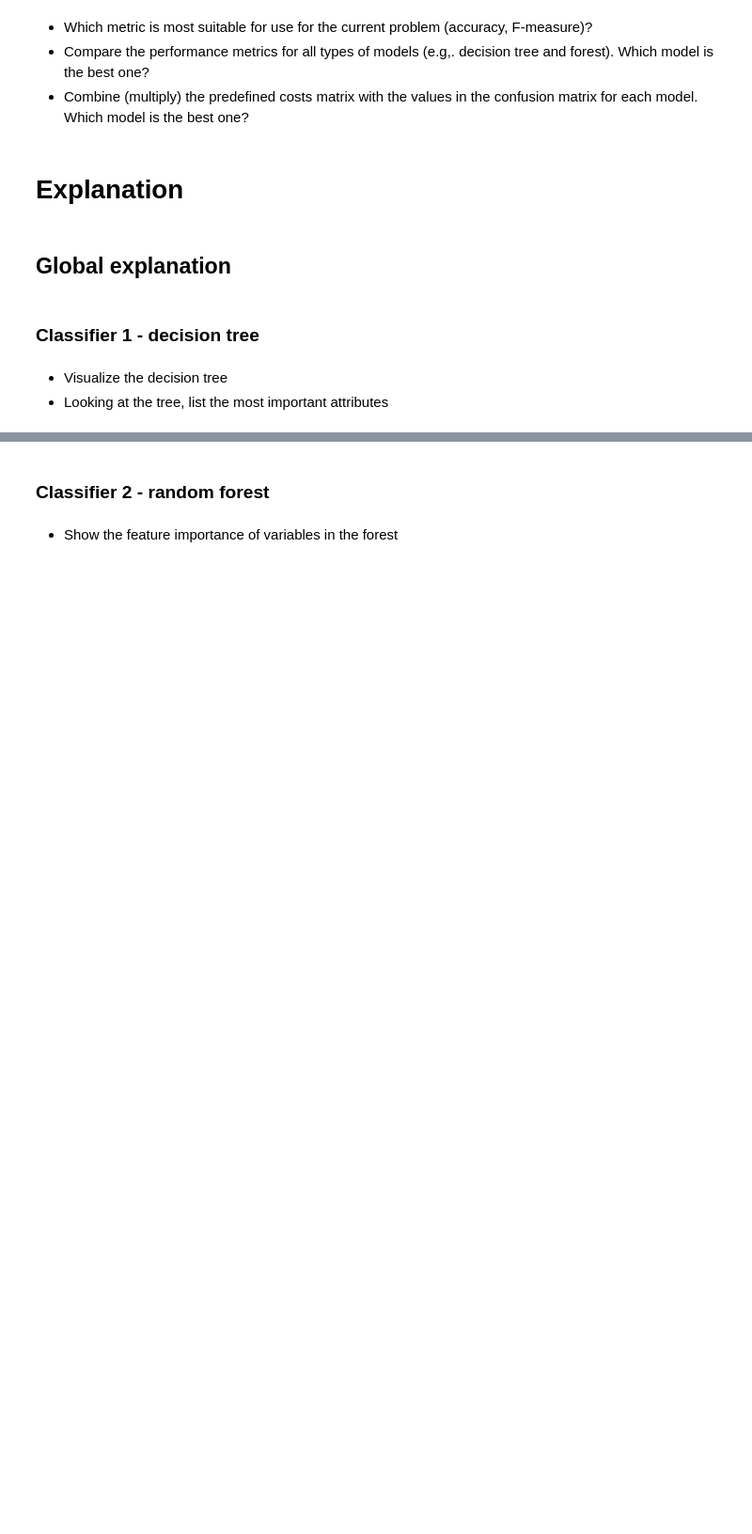
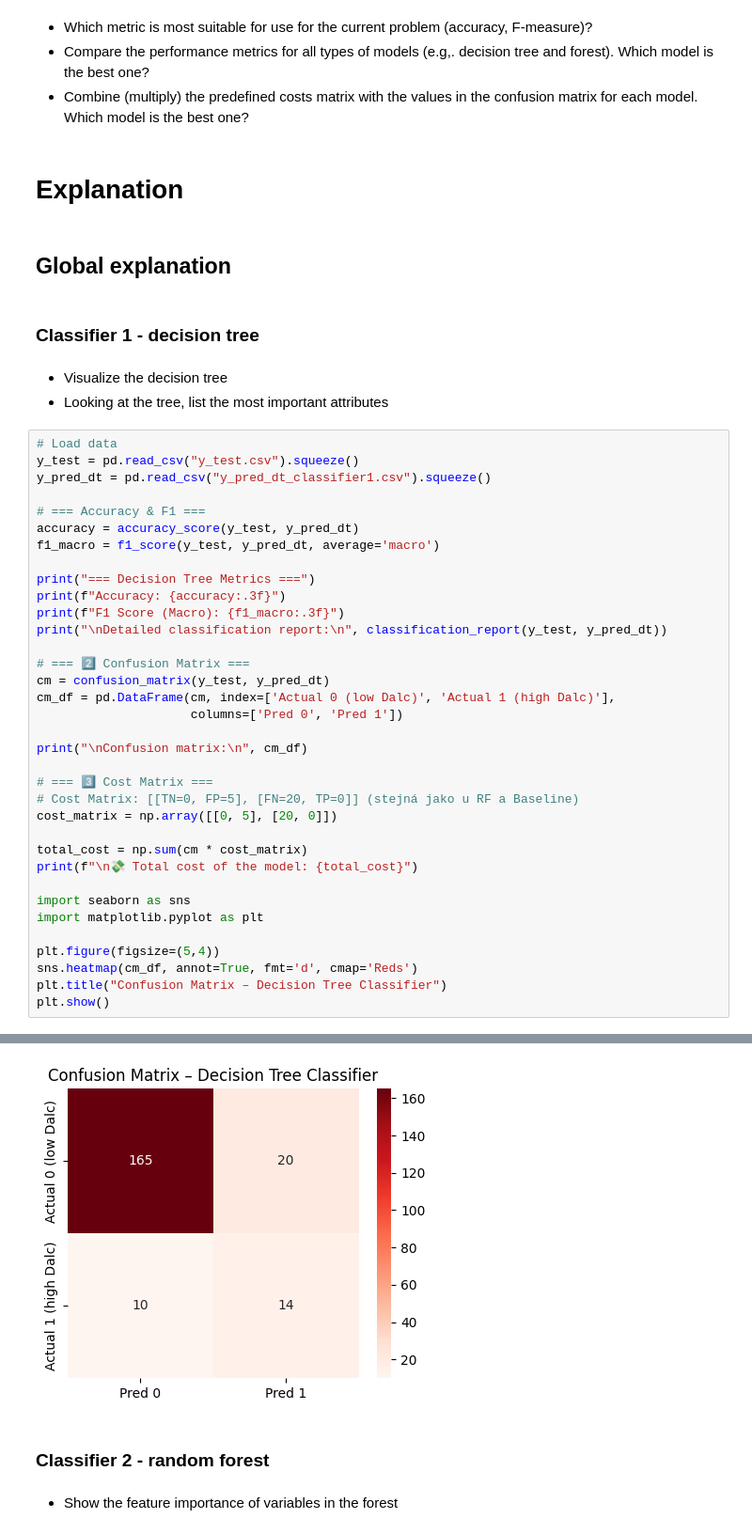
Before and after one commit to adela-domokosova/test, a Jupyter notebook: template_coursework_classification.ipynb, the cells around one changed output, grey strips where cells are left out. Shown: that part at 94% size. Drawn from its saved outputs; the diff is of its cells as text; blank space fills up the shorter version.

```diff
--- a/template_coursework_classification.ipynb
+++ b/template_coursework_classification.ipynb
@@ -454,3 +507,39 @@ Total cost (matrix × confusion): 24.0000
 # %% [markdown]
 * Visualize the decision tree
 * Looking at the tree, list the most important attributes
+# %%
+# Load data
+y_test = pd.read_csv("y_test.csv").squeeze()
+y_pred_dt = pd.read_csv("y_pred_dt_classifier1.csv").squeeze()
+
+# === Accuracy & F1 ===
+accuracy = accuracy_score(y_test, y_pred_dt)
+f1_macro = f1_score(y_test, y_pred_dt, average='macro')
+
+print("=== Decision Tree Metrics ===")
+print(f"Accuracy: {accuracy:.3f}")
+print(f"F1 Score (Macro): {f1_macro:.3f}")
+print("\nDetailed classification report:\n", classification_report(y_test, y_pred_dt))
+
+# === 2️⃣ Confusion Matrix ===
+cm = confusion_matrix(y_test, y_pred_dt)
+cm_df = pd.DataFrame(cm, index=['Actual 0 (low Dalc)', 'Actual 1 (high Dalc)'],
+                     columns=['Pred 0', 'Pred 1'])
+
+print("\nConfusion matrix:\n", cm_df)
+
+# === 3️⃣ Cost Matrix ===
+# Cost Matrix: [[TN=0, FP=5], [FN=20, TP=0]] (stejná jako u RF a Baseline)
+cost_matrix = np.array([[0, 5], [20, 0]])
+
+total_cost = np.sum(cm * cost_matrix)
+print(f"\n💸 Total cost of the model: {total_cost}")
+
+import seaborn as sns
+import matplotlib.pyplot as plt
+
+plt.figure(figsize=(5,4))
+sns.heatmap(cm_df, annot=True, fmt='d', cmap='Reds')
+plt.title("Confusion Matrix – Decision Tree Classifier")
+plt.show()
+# %% [output]
@@ -457,3 +563,4 @@ Total cost (matrix × confusion): 24.0000
+[figure, added]
 # %% [markdown]
 ### Classifier 2 - random forest
 # %% [markdown]
```
Also changed, not shown: parts of 6 cells of this notebook.
